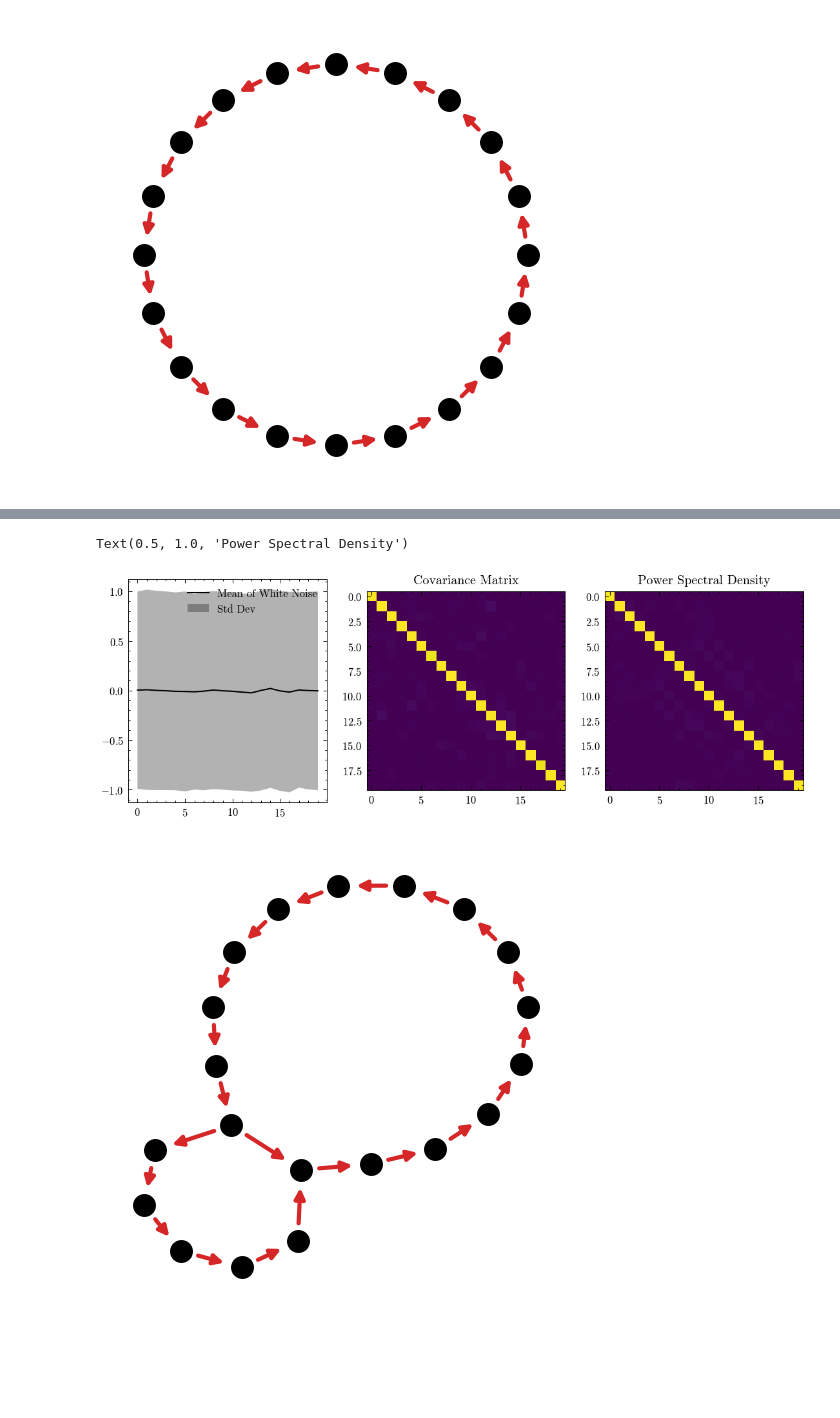
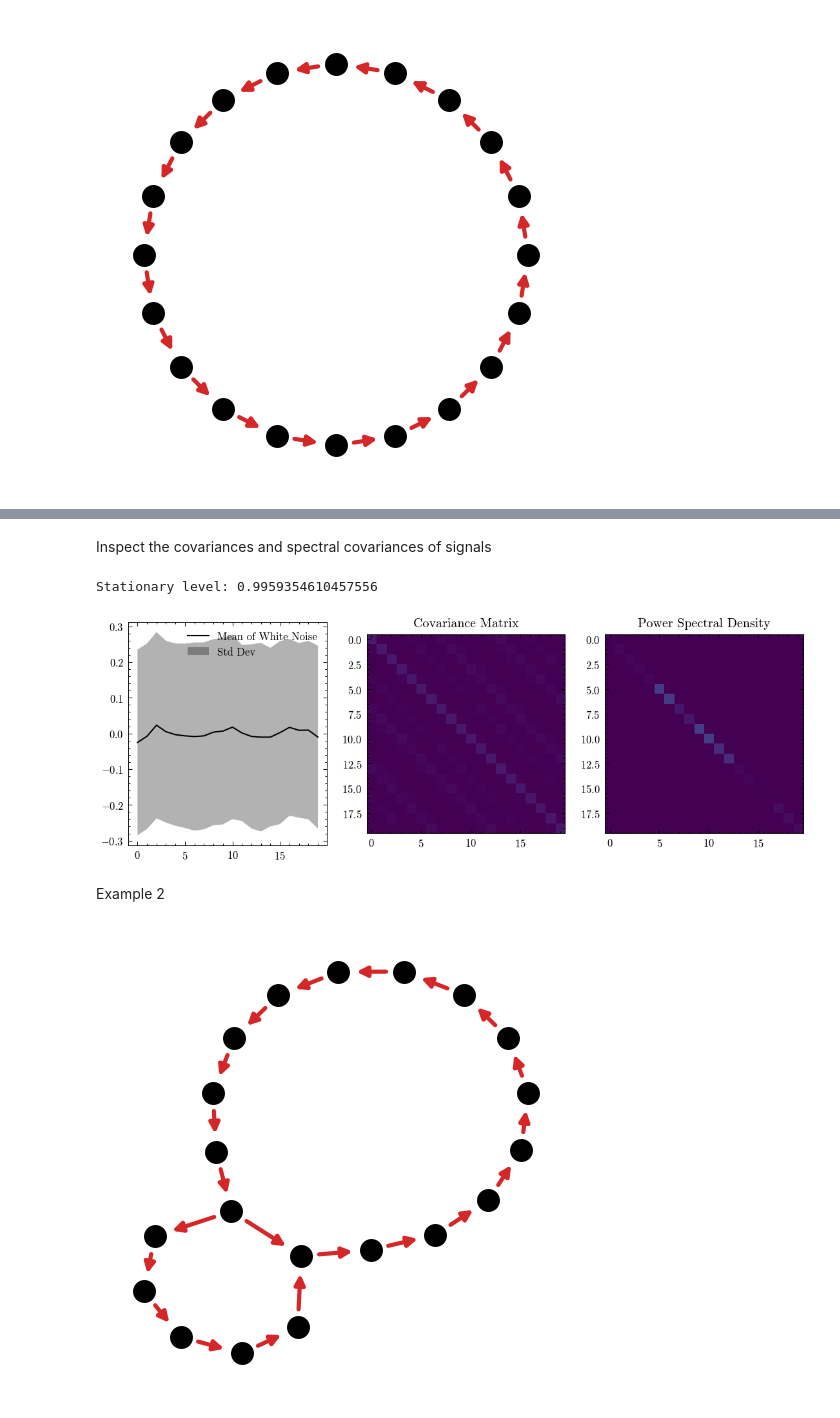
Before and after one commit to miki998/FlowGSP, a Jupyter notebook: tutorials/advanced.ipynb, the cells around one changed output, grey strips where cells are left out. Drawn from its saved outputs; the diff is of its cells as text; code cells hidden in the pictures; blank space fills up the shorter version.

Commit message:
[MOD]  - tutorials advanced notebook modified on surrogates example  - catching possible usage of direted surrogate on undirected graph and vice versa

```diff
--- a/tutorials/advanced.ipynb
+++ b/tutorials/advanced.ipynb
@@ -77,0 +85,13 @@ ax.set_axis_off()
+# %%
+np.random.seed(90)
+signal = np.random.random(graph.N)
+signal -= signal.mean()
+surrogates_realizations = surrogate.directed_random_surrogate(signal, nrands=1000, seed=99)
+
+# Observe the generated surrogates
+fig, ax = plt.subplots(1, figsize=(6, 3))
+ax.plot(signal, label='Original Signal', linewidth=2)
+ax.plot(surrogates_realizations.T, color='gray', alpha=0.1)
+ax.plot(surrogates_realizations.mean(axis=0), color='red', label='Mean of Surrogates', linewidth=2)
+ax.legend()
+ax.set_title('Original Signal and Generated Surrogates')
@@ -78,24 +101,28 @@ ax.set_axis_off()
+# %% [markdown]
+Inspect the covariances and spectral covariances of signals
 # %%
-surrogate = flowgsp.surrogates.Surrogate(graph)
-
-white_noise = surrogate.white_noise_generator(10000)
-covariance = surrogate.estimate_covariance(white_noise)
+# white_noise = surrogate.white_noise_generator(10000) # Generating white noise signals defined from the graph
+covariance = surrogate.estimate_covariance(surrogates_realizations)
 psd = surrogate.estimate_psd(covariance).real
 
 fig, ax = plt.subplots(1, 3, figsize=(9, 3))
-mean = white_noise.mean(axis=0)
-std = white_noise.std(axis=0)
+mean = surrogates_realizations.mean(axis=0)
+std = surrogates_realizations.std(axis=0)
 ax[0].plot(mean, label='Mean of White Noise')
 ax[0].fill_between(range(mean.shape[0]), mean - std, mean + std, alpha=0.3, label='Std Dev')
 ax[0].legend()
 
 ax[1].imshow(covariance, cmap='viridis', vmin=0, vmax=1)
 ax[1].set_title('Covariance Matrix')
 ax[2].imshow(psd, label='Estimated PSD', vmin=0, vmax=1)
 ax[2].set_title('Power Spectral Density')
+
+print("Stationary level: {}".format(surrogate.stationary_level(surrogates_realizations)))
 # %% [output]
-Text(0.5, 1.0, 'Power Spectral Density')
+Stationary level: 0.9959354610457556
-[figure, old version]
+[figure, new version]
+# %% [markdown]
+Example 2
 # %%
 G, pos = create_cycle_graph(20, 2)
 graph = flowgsp.graphs.Graph(G=G, pos=pos)
```
Also changed, not shown: parts of 4 cells of this notebook, 4 other files.
